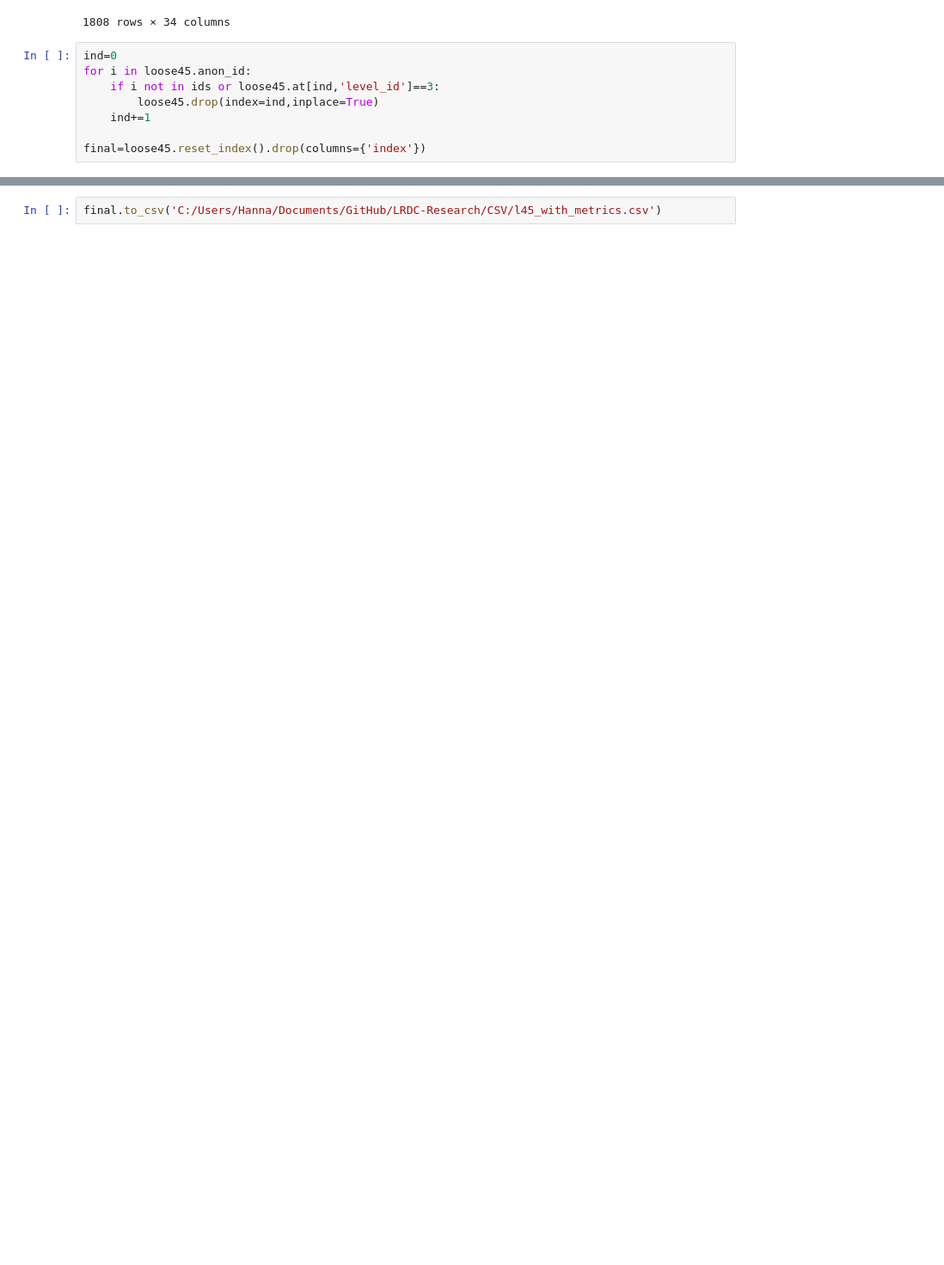
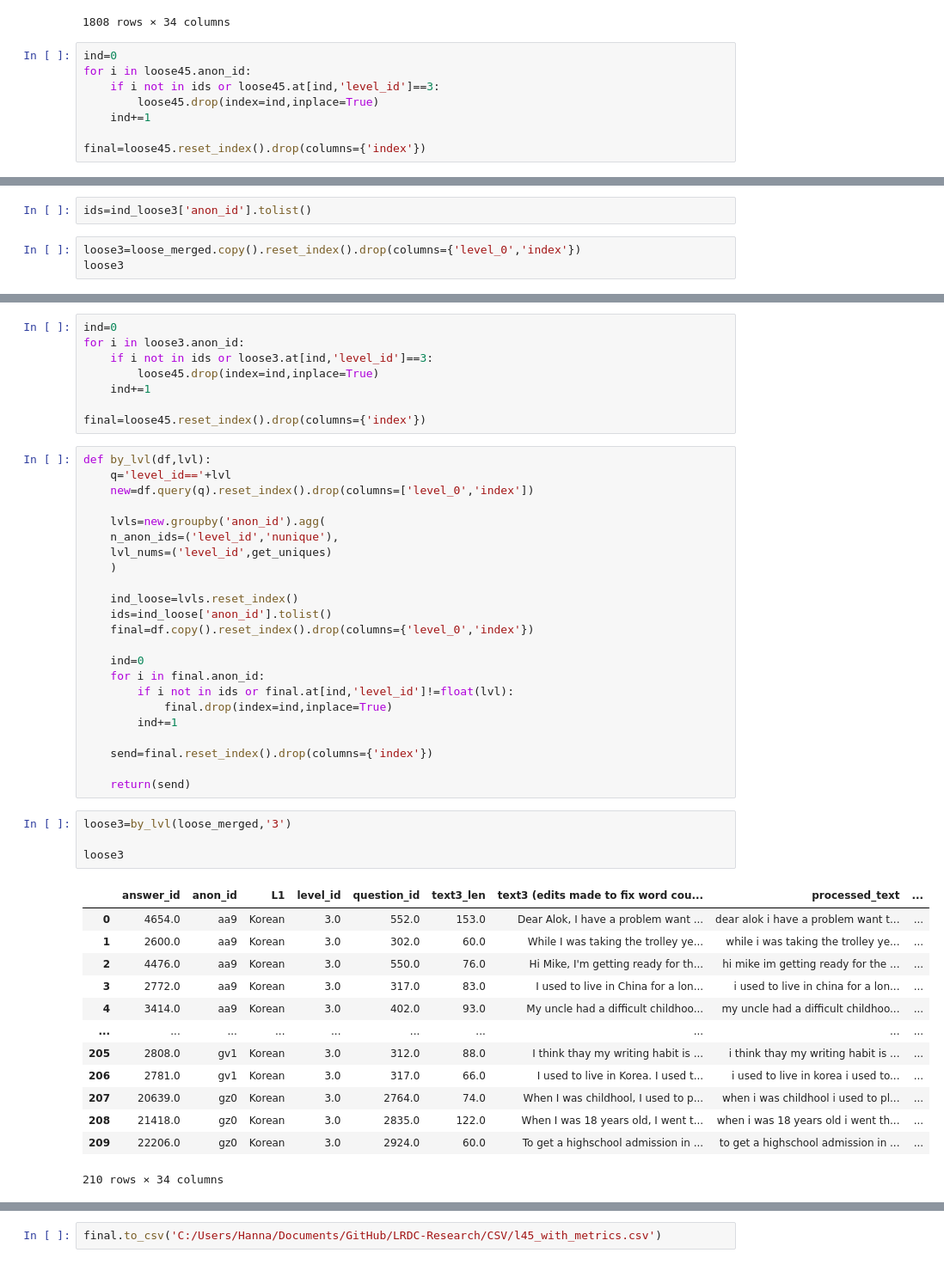
Before and after one commit to mencer456/LRDC-Research, a Jupyter notebook: L2SCA_Processing.ipynb, the cells around one changed output, grey strips where cells are left out. Shown at 86% size. Cells and saved outputs as stored; diff of their text form; blank space fills up the shorter version.

```diff
--- a/L2SCA_Processing.ipynb
+++ b/L2SCA_Processing.ipynb
@@ -300,0 +308,5 @@ ids
+# %%
+ids=ind_loose3['anon_id'].tolist()
+# %%
+loose3=loose_merged.copy().reset_index().drop(columns={'level_0','index'})
+loose3
@@ -300,0 +327,49 @@ ids
+# %%
+ind=0
+for i in loose3.anon_id:
+    if i not in ids or loose3.at[ind,'level_id']==3:
+        loose45.drop(index=ind,inplace=True)
+    ind+=1
+
+final=loose45.reset_index().drop(columns={'index'})
+# %%
+def by_lvl(df,lvl):
+    q='level_id=='+lvl
+    new=df.query(q).reset_index().drop(columns=['level_0','index'])
+
+    lvls=new.groupby('anon_id').agg(
+    n_anon_ids=('level_id','nunique'),
+    lvl_nums=('level_id',get_uniques)
+    )
+
+    ind_loose=lvls.reset_index()
+    ids=ind_loose['anon_id'].tolist()
+    final=df.copy().reset_index().drop(columns={'level_0','index'})
+
+    ind=0
+    for i in final.anon_id:
+        if i not in ids or final.at[ind,'level_id']!=float(lvl):
+            final.drop(index=ind,inplace=True)
+        ind+=1
+
+    send=final.reset_index().drop(columns={'index'})
+
+    return(send)
+# %%
+loose3=by_lvl(loose_merged,'3')
+
+loose3
+# %% [output]
+|  | answer_id | anon_id | L1 | level_id | question_id | text3_len | text3 (edits made to fix word cou... | processed_text | ... |
+| 0 | 4654.0 | aa9 | Korean | 3.0 | 552.0 | 153.0 | Dear Alok, I have a problem want ... | dear alok i have a problem want t... | ... |
+| 1 | 2600.0 | aa9 | Korean | 3.0 | 302.0 | 60.0 | While I was taking the trolley ye... | while i was taking the trolley ye... | ... |
+| 2 | 4476.0 | aa9 | Korean | 3.0 | 550.0 | 76.0 | Hi Mike, I'm getting ready for th... | hi mike im getting ready for the ... | ... |
+| 3 | 2772.0 | aa9 | Korean | 3.0 | 317.0 | 83.0 | I used to live in China for a lon... | i used to live in china for a lon... | ... |
+| 4 | 3414.0 | aa9 | Korean | 3.0 | 402.0 | 93.0 | My uncle had a difficult childhoo... | my uncle had a difficult childhoo... | ... |
+| ... | ... | ... | ... | ... | ... | ... | ... | ... | ... |
+| 205 | 2808.0 | gv1 | Korean | 3.0 | 312.0 | 88.0 | I think thay my writing habit is ... | i think thay my writing habit is ... | ... |
+| 206 | 2781.0 | gv1 | Korean | 3.0 | 317.0 | 66.0 | I used to live in Korea. I used t... | i used to live in korea i used to... | ... |
+| 207 | 20639.0 | gz0 | Korean | 3.0 | 2764.0 | 74.0 | When I was childhool, I used to p... | when i was childhool i used to pl... | ... |
+| 208 | 21418.0 | gz0 | Korean | 3.0 | 2835.0 | 122.0 | When I was 18 years old, I went t... | when i was 18 years old i went th... | ... |
+| 209 | 22206.0 | gz0 | Korean | 3.0 | 2924.0 | 60.0 | To get a highschool admission in ... | to get a highschool admission in ... | ... |
+210 rows × 34 columns
```
Also changed, not shown: parts of 12 cells of this notebook, 3 other files.
